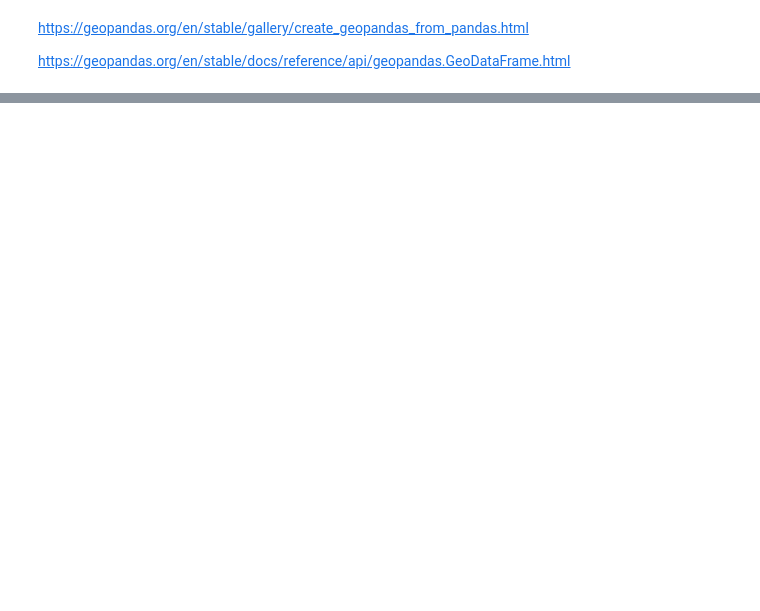
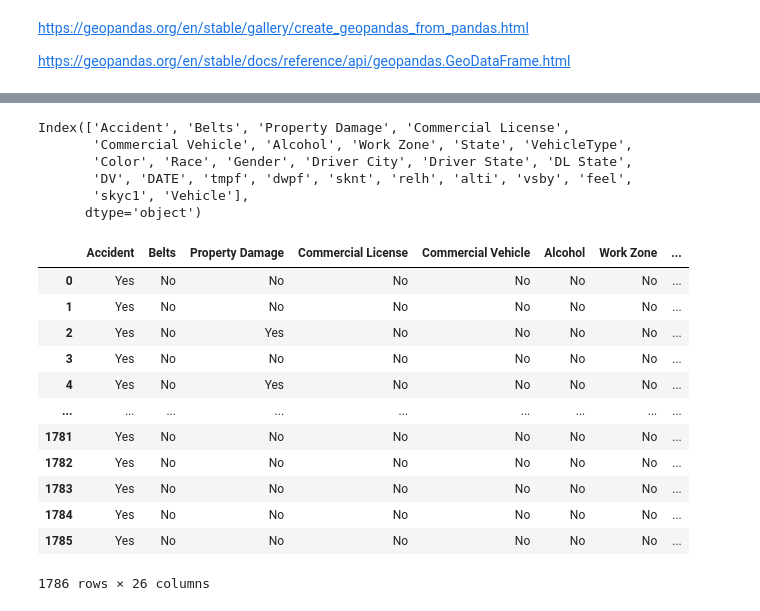
Before and after one commit to ishaqmarashy/red-light-traffic-violation-classification, a Jupyter notebook: models.ipynb, the cells around one changed output, grey strips where cells are left out. Drawn from its saved outputs; the diff is of its cells as text; code cells hidden in the pictures; blank space fills up the shorter version.

```diff
--- a/models.ipynb
+++ b/models.ipynb
@@ -145,0 +126,16 @@ merged_df.to_csv(csv_filename3)
+# %%
+def classify_vehicle(vehicle_type):
+    if any(category in vehicle_type for category in ['01 - Motorcycle']):
+        return 'Light'
+    elif any(category in vehicle_type for category in ['28 - Other','29 - Unknown', '03 - Station Wagon', '02 - Automobile']):
+        return 'Medium'
+    elif any(category in vehicle_type for category in ['05 - Light Duty Truck', '07 - Truck/Road Tractor', '08 - Recreational Vehicle',]):
+        return 'Heavy'
+    else:
+        return 'Very Heavy'
+
+df['VehicleType'] = df['VehicleType'].apply(classify_vehicle)
+# %%
+df['Year']=df['Year'].astype(int)
+df['Vehicle'] = df[[ 'Year', 'Make', 'Model']].astype(str).apply(lambda x: ', '.join(x), axis=1)
+df.drop(columns=['Year', 'Make', 'Model'],inplace=True)
@@ -145,0 +158,25 @@ merged_df.to_csv(csv_filename3)
+# %%
+df.columns
+# %% [output]
+Index(['Accident', 'Belts', 'Property Damage', 'Commercial License',
+       'Commercial Vehicle', 'Alcohol', 'Work Zone', 'State', 'VehicleType',
+       'Color', 'Race', 'Gender', 'Driver City', 'Driver State', 'DL State',
+       'DV', 'DATE', 'tmpf', 'dwpf', 'sknt', 'relh', 'alti', 'vsby', 'feel',
+       'skyc1', 'Vehicle'],
+      dtype='object')
+# %%
+df
+# %% [output]
+|  | Accident | Belts | Property Damage | Commercial License | Commercial Vehicle | Alcohol | Work Zone | ... |
+| 0 | Yes | No | No | No | No | No | No | ... |
+| 1 | Yes | No | No | No | No | No | No | ... |
+| 2 | Yes | No | Yes | No | No | No | No | ... |
+| 3 | Yes | No | No | No | No | No | No | ... |
+| 4 | Yes | No | Yes | No | No | No | No | ... |
+| ... | ... | ... | ... | ... | ... | ... | ... | ... |
+| 1781 | Yes | No | No | No | No | No | No | ... |
+| 1782 | Yes | No | No | No | No | No | No | ... |
+| 1783 | Yes | No | No | No | No | No | No | ... |
+| 1784 | Yes | No | No | No | No | No | No | ... |
+| 1785 | Yes | No | No | No | No | No | No | ... |
+1786 rows × 26 columns
```
Also changed, not shown: parts of 30 cells of this notebook, 6 other files.
